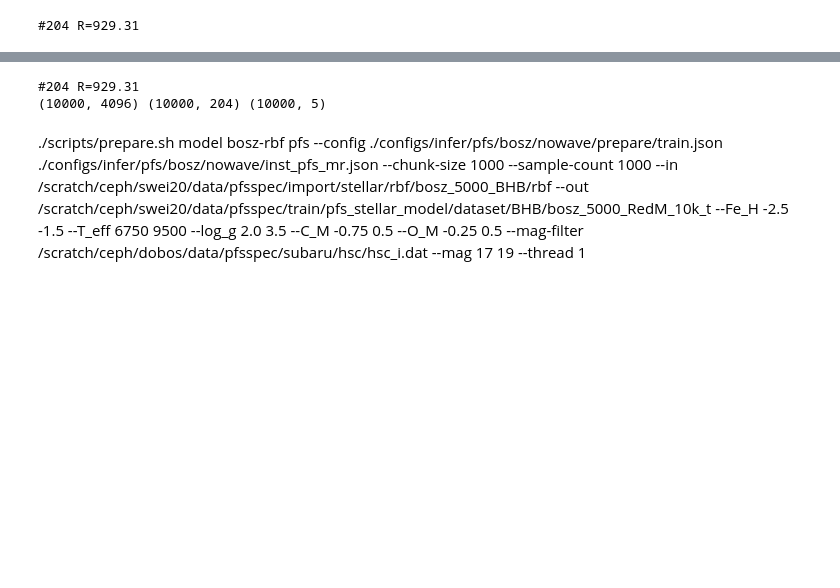
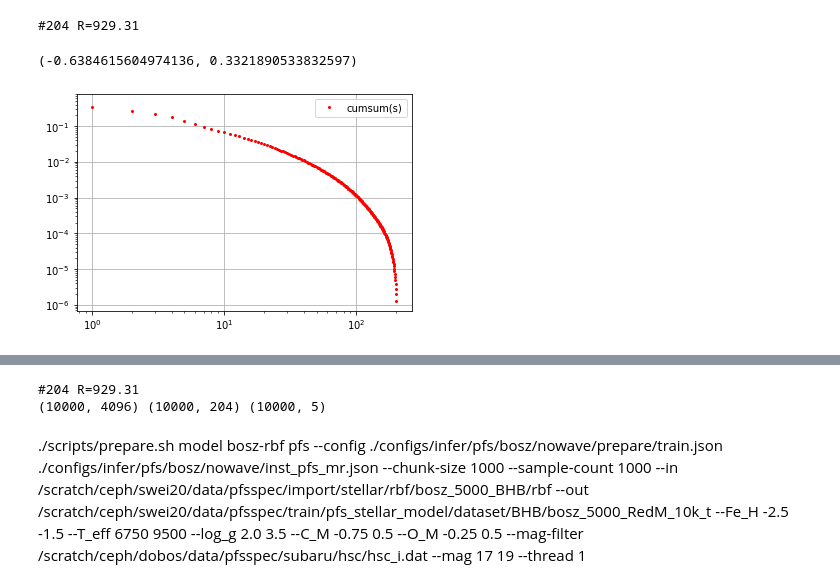
Before and after one commit to ViskaWei/LV, a Jupyter notebook: nb/Box.ipynb, the cells around one changed output, grey strips where cells are left out. Saved outputs shown, nothing was run; the diff lists cells and outputs as text; code cells hidden in the pictures; blank space fills up the shorter version.

```diff
--- a/nb/Box.ipynb
+++ b/nb/Box.ipynb
@@ -353,0 +378,2 @@ wave, flux, error, para, snr = b.load_dataset(R)
+# %%
+norm_flux = np.divide(flux, flux.mean(1)[:,None])
@@ -354,4 +388,4 @@ wave, flux, error, para, snr = b.load_dataset(R)
 # %%
-waveL, fluxL = b.resample(wave, flux, step=20)
+waveL, fluxL = b.resample(wave, norm_flux, step=20)
 # %% [output]
 #204 R=929.31
@@ -359,0 +392,18 @@ er = np.random.normal(0, error[0])
+# %%
+logfluxL = np.log(fluxL)
+# %%
+logfluxL.min(), logfluxL.max()
+# %% [output]
+(-0.6384615604974136, 0.3321890533832597)
+# %%
+_,s,v=np.linalg.svd(logfluxL)
+# %%
+plt.figure(facecolor="w")
+ss = 1-np.cumsum(s)/np.sum(s)
+plt.plot(ss[:-2],'ro', markersize=2,label="cumsum(s)")
+plt.yscale("log")
+plt.xscale("log")
+plt.legend()
+plt.grid()
+# %% [output]
+[figure, added]
```
Also changed, not shown: parts of 34 cells of this notebook, 6 other files.
